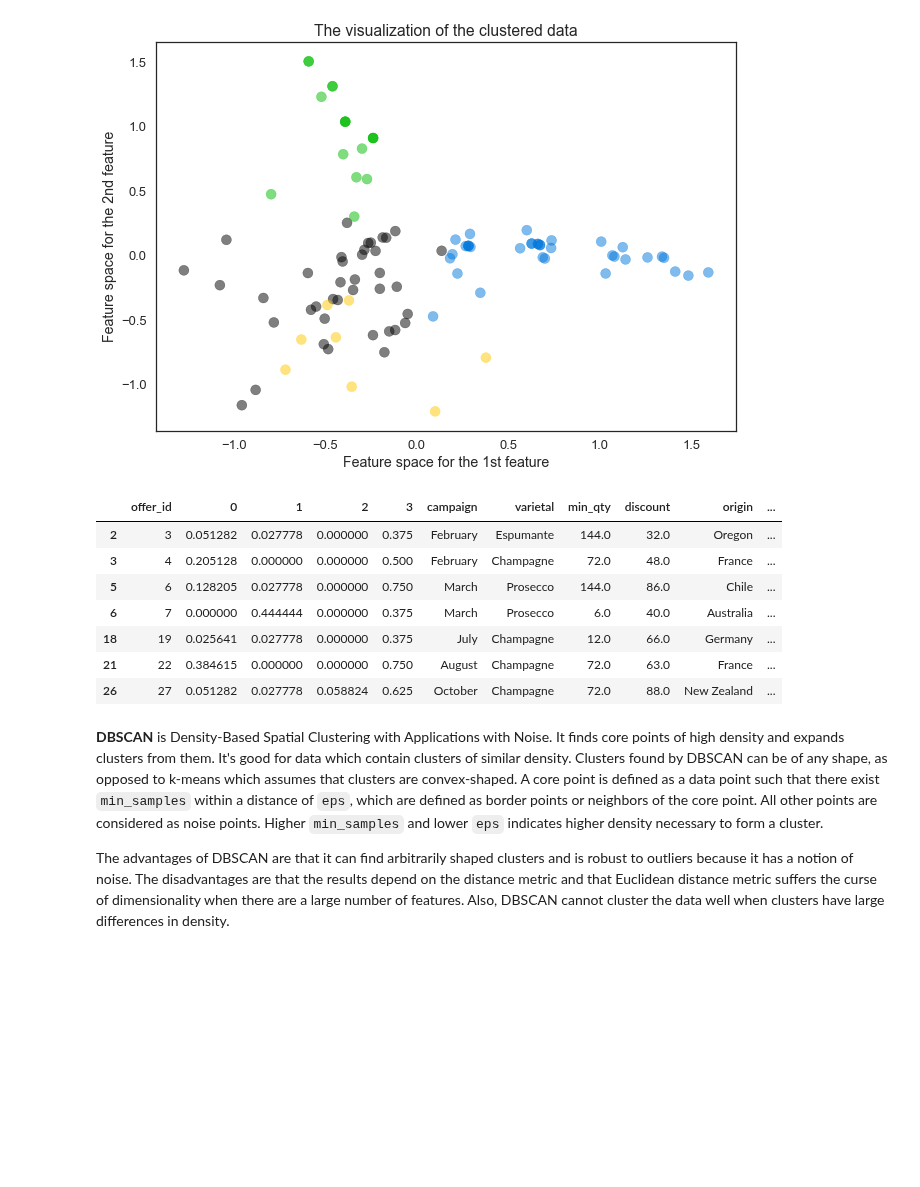
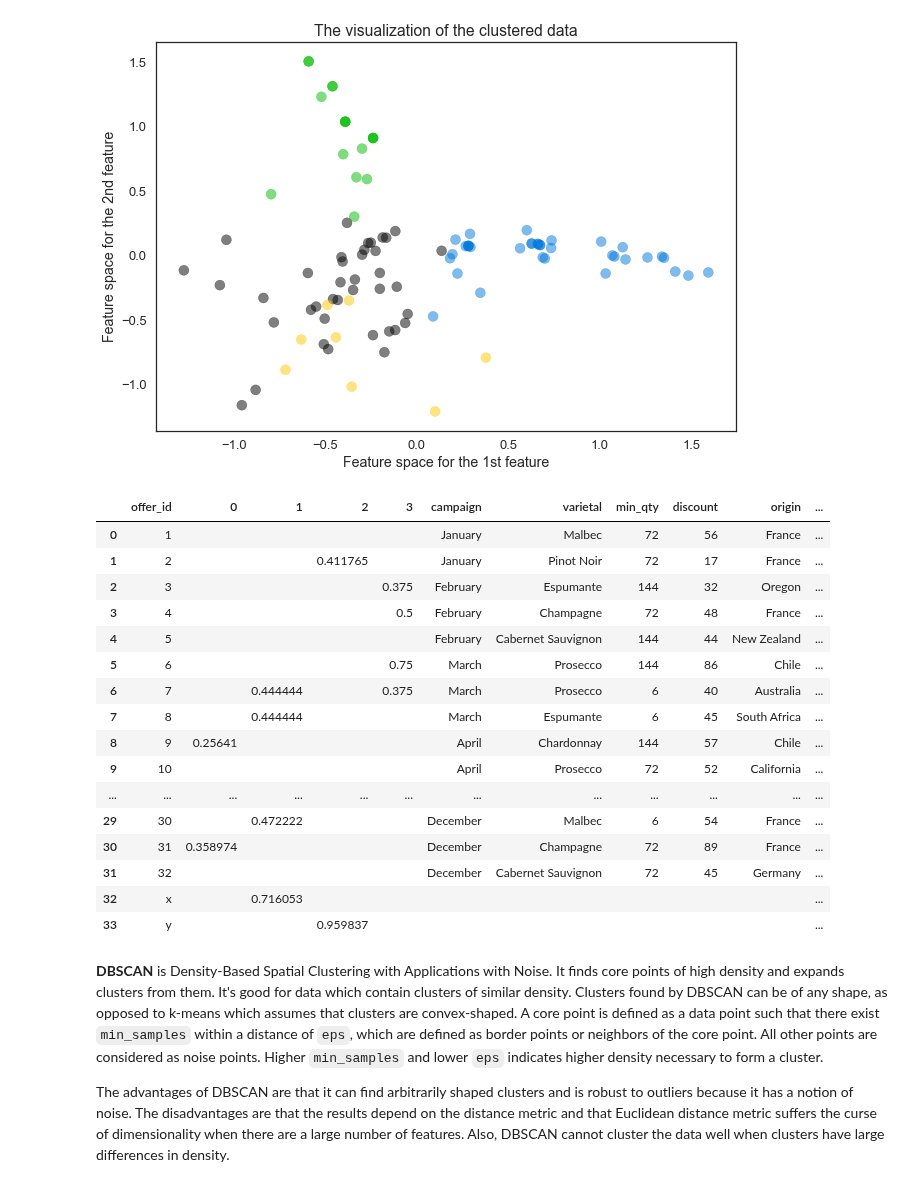
Before and after one commit to andrewjsiu/Springboard-Coursework, a Jupyter notebook: Machine_Learning_Exercises/clustering/Mini_Project_Clustering.ipynb, the cells around one changed output. Saved outputs shown, nothing was run; the diff lists cells and outputs as text; code cells hidden in the pictures; blank space fills up the shorter version.

```diff
--- a/Machine_Learning_Exercises/clustering/Mini_Project_Clustering.ipynb
+++ b/Machine_Learning_Exercises/clustering/Mini_Project_Clustering.ipynb
@@ -561,18 +561,27 @@ plt.show()
 # %%
 customers['cluster'] = agg_labels
 df_clusters = customers.groupby('cluster').mean()
 df_clusters = df_clusters.stack().unstack('cluster').reset_index()
 df = pd.merge(df_clusters, df_offers, how='left', on='offer_id')
-df[df[3]>0.25].fillna('')
+df[df>0.25].fillna('')
 # %% [output]
 |  | offer_id | 0 | 1 | 2 | 3 | campaign | varietal | min_qty | discount | origin | ... |
-| 2 | 3 | 0.051282 | 0.027778 | 0.000000 | 0.375 | February | Espumante | 144.0 | 32.0 | Oregon | ... |
-| 3 | 4 | 0.205128 | 0.000000 | 0.000000 | 0.500 | February | Champagne | 72.0 | 48.0 | France | ... |
-| 5 | 6 | 0.128205 | 0.027778 | 0.000000 | 0.750 | March | Prosecco | 144.0 | 86.0 | Chile | ... |
-| 6 | 7 | 0.000000 | 0.444444 | 0.000000 | 0.375 | March | Prosecco | 6.0 | 40.0 | Australia | ... |
-| 18 | 19 | 0.025641 | 0.027778 | 0.000000 | 0.375 | July | Champagne | 12.0 | 66.0 | Germany | ... |
-| 21 | 22 | 0.384615 | 0.000000 | 0.000000 | 0.750 | August | Champagne | 72.0 | 63.0 | France | ... |
-| 26 | 27 | 0.051282 | 0.027778 | 0.058824 | 0.625 | October | Champagne | 72.0 | 88.0 | New Zealand | ... |
+| 0 | 1 |  |  |  |  | January | Malbec | 72 | 56 | France | ... |
+| 1 | 2 |  |  | 0.411765 |  | January | Pinot Noir | 72 | 17 | France | ... |
+| 2 | 3 |  |  |  | 0.375 | February | Espumante | 144 | 32 | Oregon | ... |
+| 3 | 4 |  |  |  | 0.5 | February | Champagne | 72 | 48 | France | ... |
+| 4 | 5 |  |  |  |  | February | Cabernet Sauvignon | 144 | 44 | New Zealand | ... |
+| 5 | 6 |  |  |  | 0.75 | March | Prosecco | 144 | 86 | Chile | ... |
+| 6 | 7 |  | 0.444444 |  | 0.375 | March | Prosecco | 6 | 40 | Australia | ... |
+| 7 | 8 |  | 0.444444 |  |  | March | Espumante | 6 | 45 | South Africa | ... |
+| 8 | 9 | 0.25641 |  |  |  | April | Chardonnay | 144 | 57 | Chile | ... |
+| 9 | 10 |  |  |  |  | April | Prosecco | 72 | 52 | California | ... |
+| ... | ... | ... | ... | ... | ... | ... | ... | ... | ... | ... | ... |
+| 29 | 30 |  | 0.472222 |  |  | December | Malbec | 6 | 54 | France | ... |
+| 30 | 31 | 0.358974 |  |  |  | December | Champagne | 72 | 89 | France | ... |
+| 31 | 32 |  |  |  |  | December | Cabernet Sauvignon | 72 | 45 | Germany | ... |
+| 32 | x |  | 0.716053 |  |  |  |  |  |  |  | ... |
+| 33 | y |  |  | 0.959837 |  |  |  |  |  |  | ... |
 # %% [markdown]
 **DBSCAN** is Density-Based Spatial Clustering with Applications with Noise. It finds core points of high density and expands clusters from them. It's good for data which contain clusters of similar density. Clusters found by DBSCAN can be of any shape, as opposed to k-means which assumes that clusters are convex-shaped. A core point is defined as a data point such that there exist `min_samples` within a distance of `eps`, which are defined as border points or neighbors of the core point. All other points are considered as noise points. Higher `min_samples` and lower `eps` indicates higher density necessary to form a cluster.
 
```
